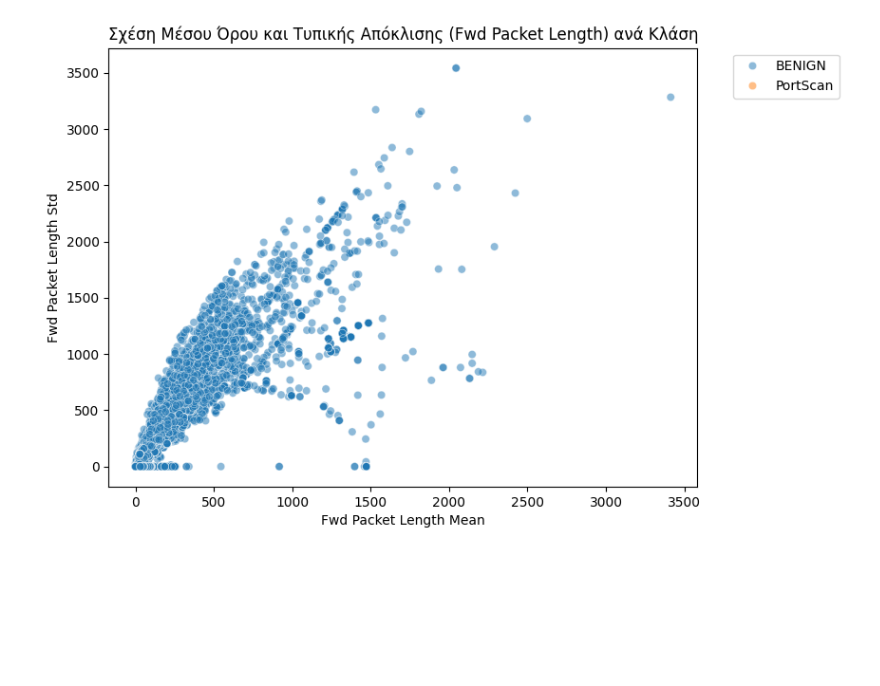
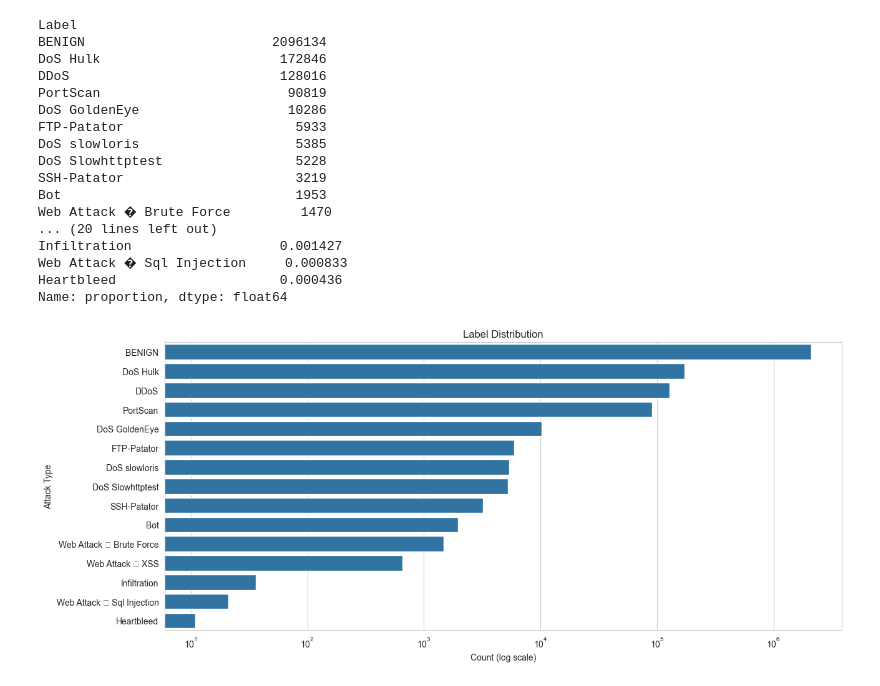
Before and after one commit to Spirosdrivilas/Export_data_ML, a Jupyter notebook: CIC_IDS_2017_EDA_Analysis.ipynb, the cells around one changed output. Drawn from its saved outputs; the diff is of its cells as text; code cells hidden in the pictures; blank space fills up the shorter version.

```diff
--- a/CIC_IDS_2017_EDA_Analysis.ipynb
+++ b/CIC_IDS_2017_EDA_Analysis.ipynb
@@ -54,13 +34,14 @@ None
 # %%
-# ΚΕΛΙ 3:
-# Αντικατάσταση inf, μέτρηση και αφαίρεση NaN/Duplicates
-df.replace([np.inf, -np.inf], np.nan, inplace=True)
-print(f"Ελλιπείς τιμές: {df.isnull().sum().sum()}")
-print(f"Διπλότυπα: {df.duplicated().sum()}")
+# ΚΕΛΙ 3
+print("Dataset Shape:")
+print(df.shape)
 
-df.drop_duplicates(inplace=True)
-df.dropna(inplace=True)
+print("\nColumn Names:")
+print(df.columns.tolist())
 
-# Συγκεντρωτικά στατιστικά
-display(df.describe())
+print("\nData Types:")
+print(df.dtypes)
+
+print("\nDataset Info:")
+df.info()
 # %% [output]
@@ -157,10 +153,40 @@ plt.show()
 # %%
 # ΚΕΛΙ 8
-plt.figure(figsize=(8, 6))
-# Προσθέτουμε hue='Label' για να δούμε πού βρίσκονται οι επιθέσεις σε αυτή τη σχέση
-sns.scatterplot(data=df, x='Fwd Packet Length Mean', y='Fwd Packet Length Std', hue='Label', alpha=0.5)
-plt.title('Σχέση Μέσου Όρου και Τυπικής Απόκλισης (Fwd Packet Length) ανά Κλάση')
-plt.legend(bbox_to_anchor=(1.05, 1), loc='upper left') # Για να μην κρύβει το γράφημα η λεζάντα
+print(df['Label'].value_counts())
+
+print("\nPercentages:")
+print(df['Label'].value_counts(normalize=True) * 100)
+
+plt.figure(figsize=(14,6))
+
+sns.countplot(
+    y=df['Label'],
+    order=df['Label'].value_counts().index
+)
+
+plt.xscale('log')
+
+plt.title("Label Distribution")
+plt.xlabel("Count (log scale)")
+plt.ylabel("Attack Type")
+
 plt.show()
 # %% [output]
+Label
+BENIGN                        2096134
+DoS Hulk                       172846
+DDoS                           128016
+PortScan                        90819
+DoS GoldenEye                   10286
+FTP-Patator                      5933
+DoS slowloris                    5385
+DoS Slowhttptest                 5228
+SSH-Patator                      3219
+Bot                              1953
+Web Attack � Brute Force         1470
+... (20 lines left out)
+Infiltration                   0.001427
+Web Attack � Sql Injection     0.000833
+Heartbleed                     0.000436
+Name: proportion, dtype: float64
-[figure, old version]
+[figure, new version]
```
Also changed, not shown: parts of 15 cells of this notebook.
